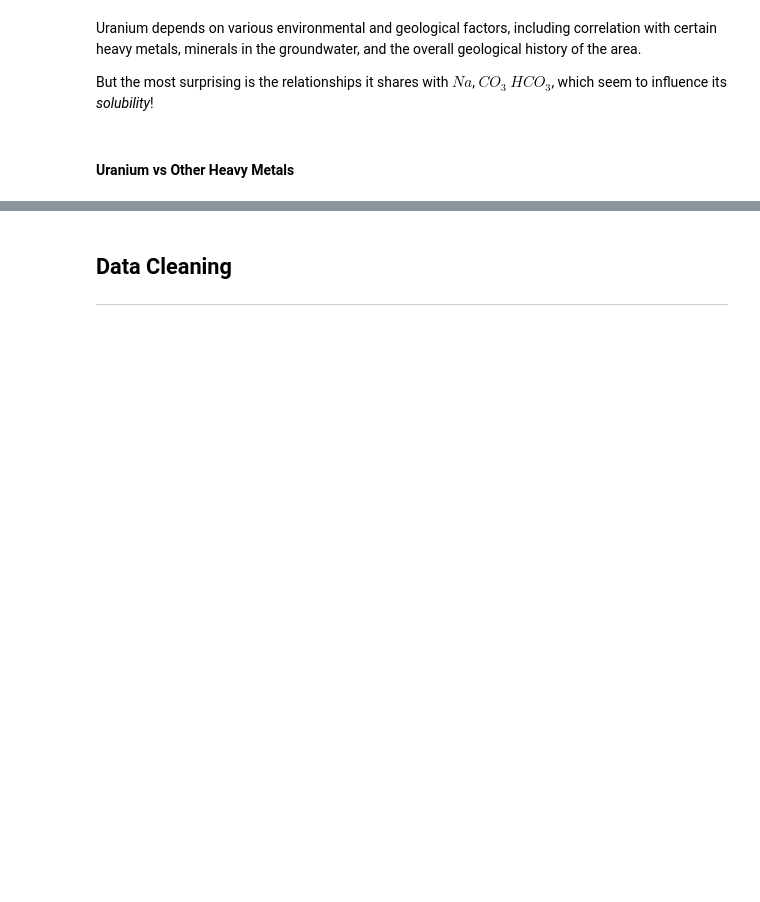
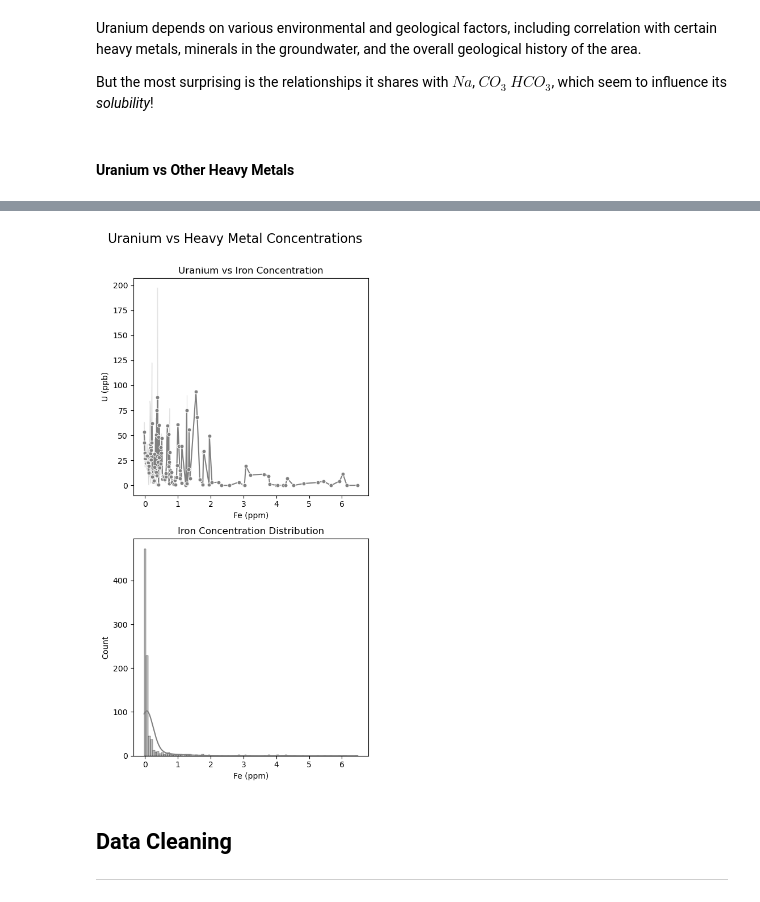
Before and after one commit to ikabrain/uranium-punjab-analysis, a Jupyter notebook: micro-study-2/relation.ipynb, the cells around one changed output, grey strips where cells are left out. Saved outputs shown, nothing was run; the diff lists cells and outputs as text; code cells hidden in the pictures; blank space fills up the shorter version.

```diff
--- a/micro-study-2/relation.ipynb
+++ b/micro-study-2/relation.ipynb
@@ -153,3 +160,7 @@ plt.show()
+# %%
+linear_plot(df, {"Iron": "Fe (ppm)"})
+# %% [output]
+[figure, added]
 # %% [markdown]
 ## Data Cleaning
 ---
```
Also changed, not shown: parts of 2 cells of this notebook.
